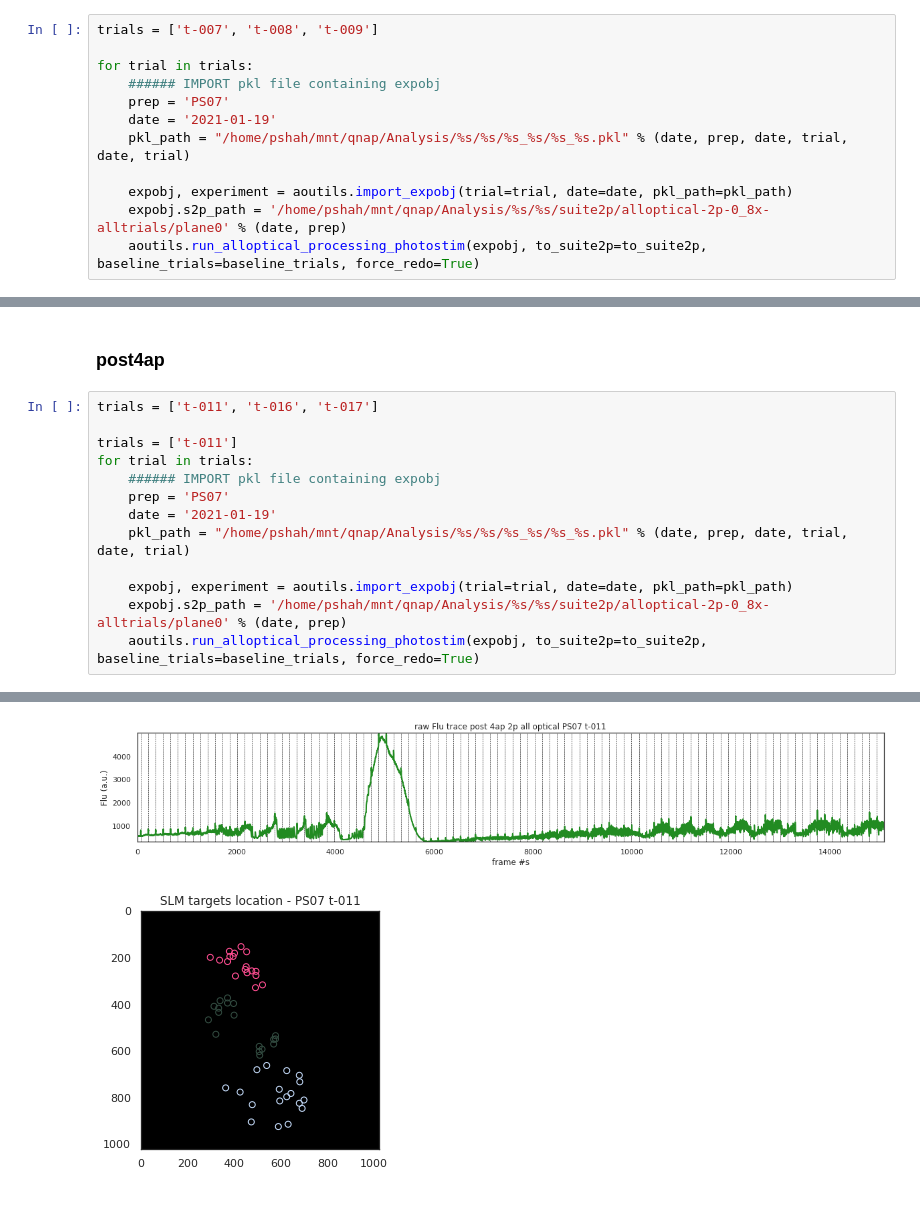
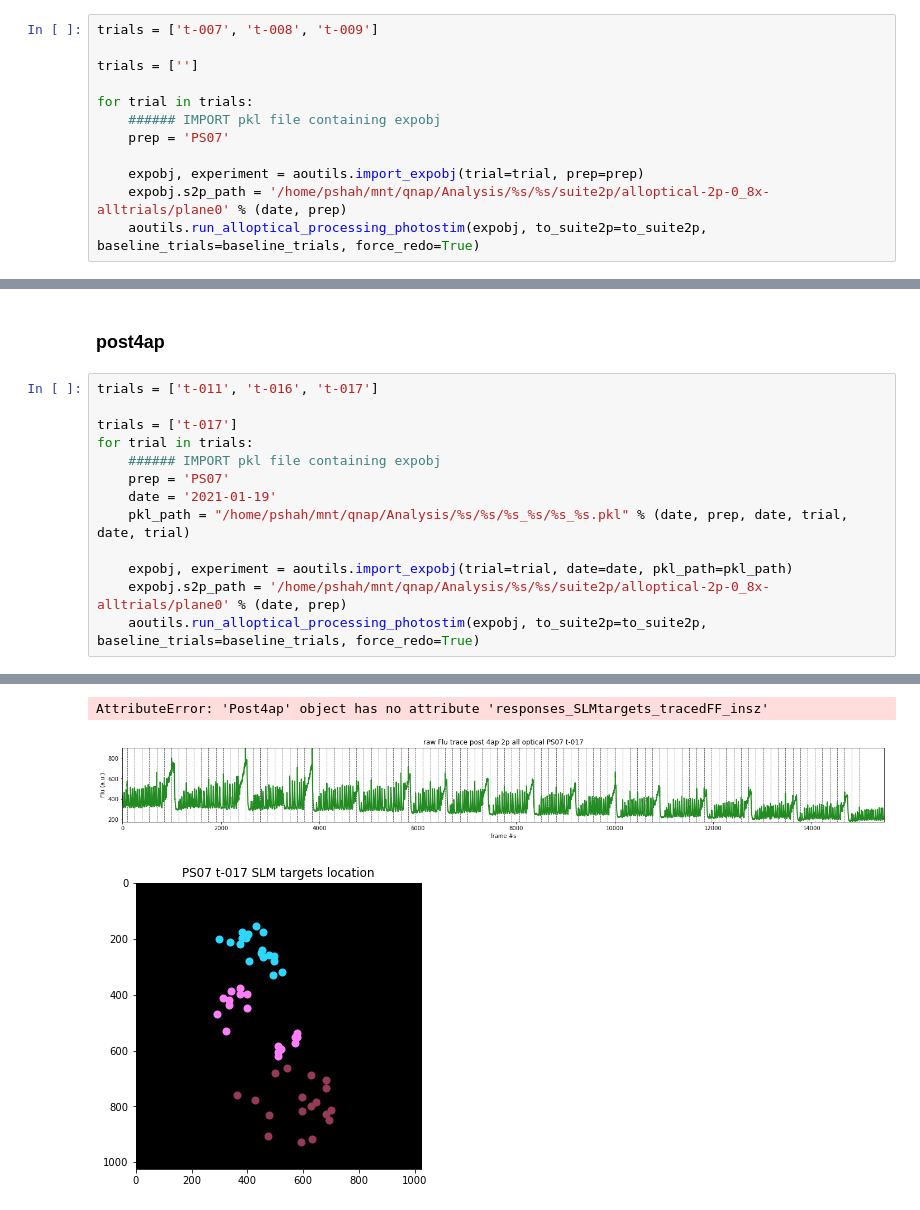
Before and after one commit to Packer-Lab/AllOpticalSeizure, a Jupyter notebook: jupyter_notebooks/PS07/processing_PS07_2021-01-19.ipynb, the cells around one changed output, grey strips where cells are left out. Drawn from its saved outputs; the diff is of its cells as text.

```diff
--- a/jupyter_notebooks/PS07/processing_PS07_2021-01-19.ipynb
+++ b/jupyter_notebooks/PS07/processing_PS07_2021-01-19.ipynb
@@ -24,14 +22,14 @@ baseline_trials = ['t-002', 't-006'] # specify which trials to use as spont base
 ### pre4ap
 # %%
 trials = ['t-007', 't-008', 't-009']
+
+trials = ['']
 
 for trial in trials:
     ###### IMPORT pkl file containing expobj
     prep = 'PS07'
-    date = '2021-01-19'
-    pkl_path = "/home/pshah/mnt/qnap/Analysis/%s/%s/%s_%s/%s_%s.pkl" % (date, prep, date, trial, date, trial)
 
-    expobj, experiment = aoutils.import_expobj(trial=trial, date=date, pkl_path=pkl_path)
+    expobj, experiment = aoutils.import_expobj(trial=trial, prep=prep)
     expobj.s2p_path = '/home/pshah/mnt/qnap/Analysis/%s/%s/suite2p/alloptical-2p-0_8x-alltrials/plane0' % (date, prep)
     aoutils.run_alloptical_processing_photostim(expobj, to_suite2p=to_suite2p, baseline_trials=baseline_trials, force_redo=True)
 # %% [output]
@@ -104,7 +39,7 @@ pkl saved to /home/pshah/mnt/qnap/Analysis/2021-01-19/PS07/2021-01-19_t-008/2021
 # %%
 trials = ['t-011', 't-016', 't-017']
 
-trials = ['t-011']
+trials = ['t-017']
 for trial in trials:
     ###### IMPORT pkl file containing expobj
     prep = 'PS07'
@@ -129,2 +70,3 @@ Got targets...
+AttributeError: 'Post4ap' object has no attribute 'responses_SLMtargets_tracedFF_insz'
-[figure, old version]
+[figure, new version]
-[figure, old version]
+[figure, new version]
```
Also changed, not shown: parts of 3 cells of this notebook, 15 other files.
